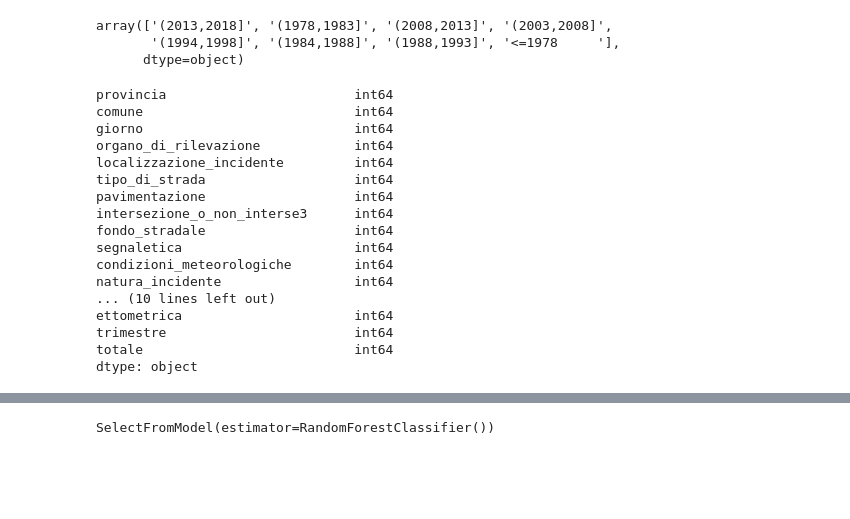
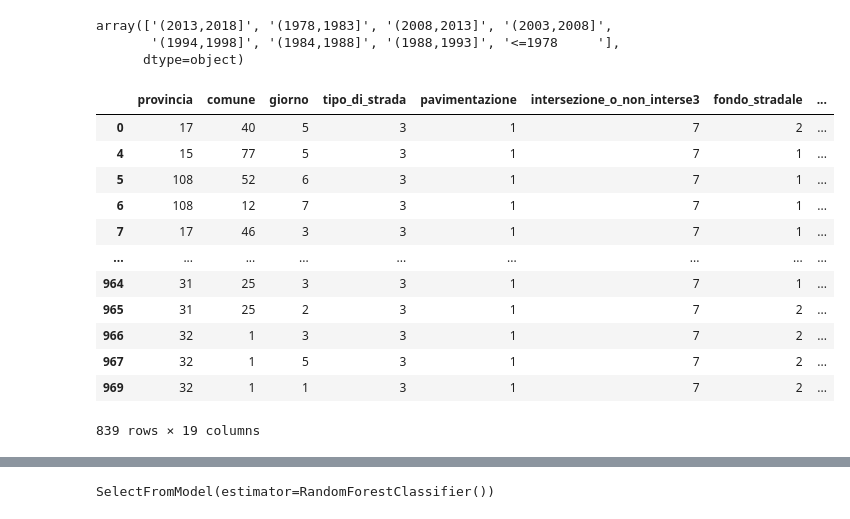
Before and after one commit to nico1654/project_work, a Jupyter notebook: Project_Work.ipynb, the cells around one changed output, grey strips where cells are left out. Saved outputs shown, nothing was run; the diff lists cells and outputs as text; code cells hidden in the pictures; blank space fills up the shorter version.

```diff
--- a/Project_Work.ipynb
+++ b/Project_Work.ipynb
@@ -670,21 +670,19 @@ incidenti_A04 = incidenti_A04.apply(pd.to_numeric , errors="coerce")# conversion
 incidenti_A13 = incidenti_A13.apply(pd.to_numeric , errors="coerce")# conversione dei dtypes a numerici
 # %%
 incidenti_A13.dtypes# controllo dei dtypes
+incidenti_A04.drop(columns=["organo_di_rilevazione", "localizzazione_incidente", "natura_incidente",
+                            "chilometri", "ettometrica", "altri_veicoli_coinvolti"])
 # %% [output]
+|  | provincia | comune | giorno | tipo_di_strada | pavimentazione | intersezione_o_non_interse3 | fondo_stradale | ... |
+| 0 | 17 | 40 | 5 | 3 | 1 | 7 | 2 | ... |
+| 4 | 15 | 77 | 5 | 3 | 1 | 7 | 1 | ... |
+| 5 | 108 | 52 | 6 | 3 | 1 | 7 | 1 | ... |
+| 6 | 108 | 12 | 7 | 3 | 1 | 7 | 1 | ... |
+| 7 | 17 | 46 | 3 | 3 | 1 | 7 | 1 | ... |
+| ... | ... | ... | ... | ... | ... | ... | ... | ... |
+| 964 | 31 | 25 | 3 | 3 | 1 | 7 | 1 | ... |
+| 965 | 31 | 25 | 2 | 3 | 1 | 7 | 2 | ... |
+| 966 | 32 | 1 | 3 | 3 | 1 | 7 | 2 | ... |
+| 967 | 32 | 1 | 5 | 3 | 1 | 7 | 2 | ... |
+| 969 | 32 | 1 | 1 | 3 | 1 | 7 | 2 | ... |
-provincia                        int64
-comune                           int64
-giorno                           int64
-organo_di_rilevazione            int64
-localizzazione_incidente         int64
-tipo_di_strada                   int64
-pavimentazione                   int64
-intersezione_o_non_interse3      int64
-fondo_stradale                   int64
-segnaletica                      int64
-condizioni_meteorologiche        int64
-natura_incidente                 int64
-... (10 lines left out)
-ettometrica                      int64
-trimestre                        int64
-totale                           int64
-dtype: object
+839 rows × 19 columns
```
Also changed, not shown: parts of 48 cells of this notebook.
